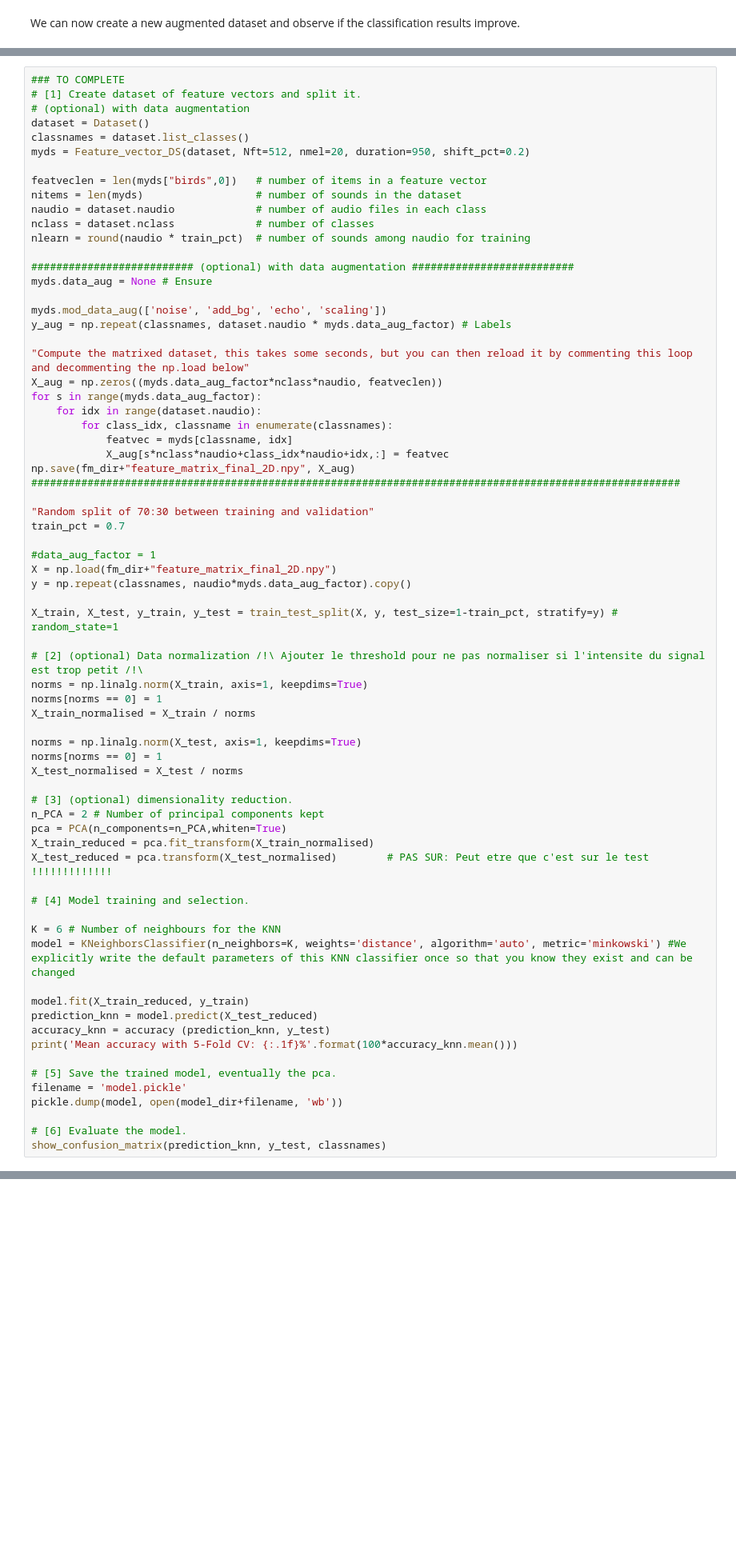
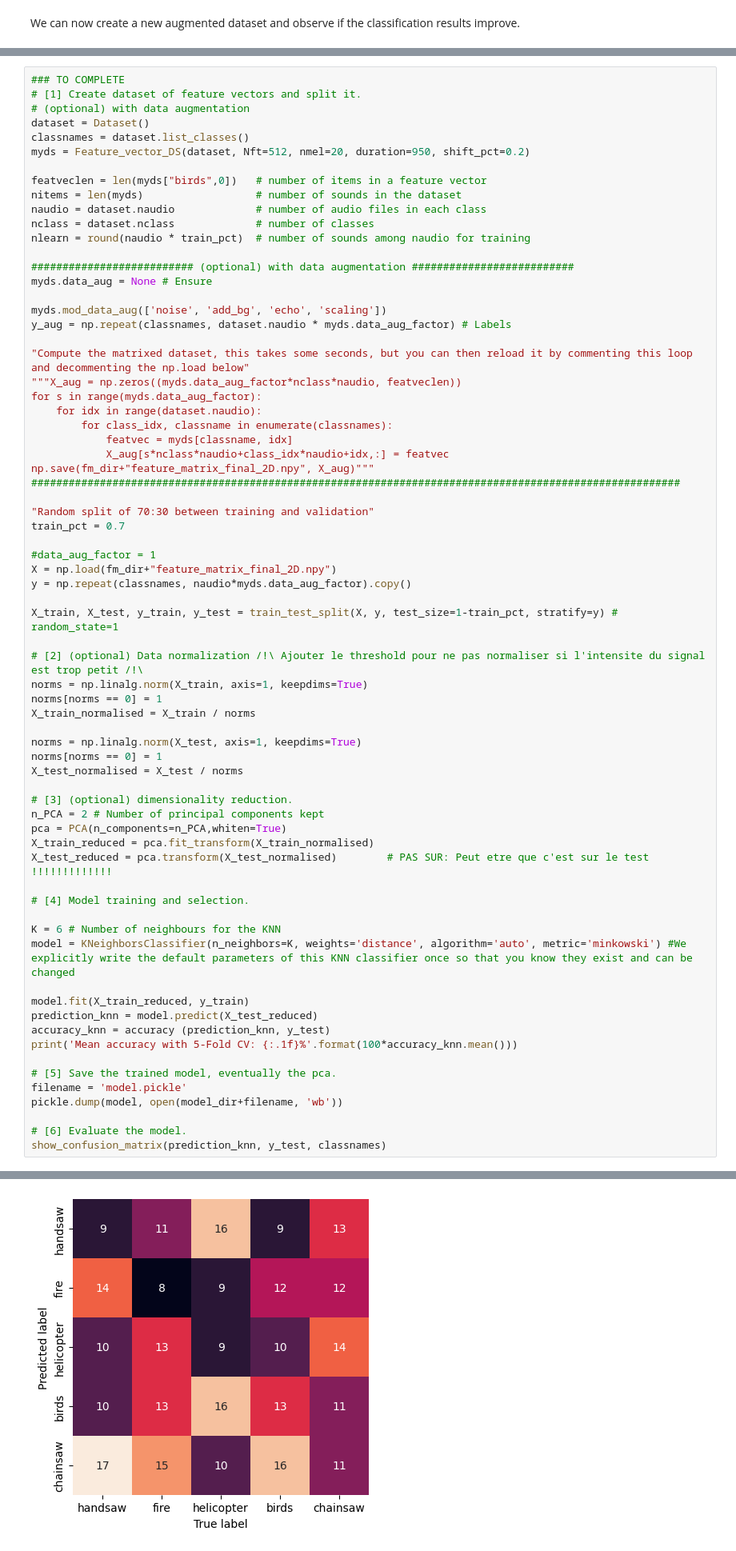
Before and after one commit to colinrenard/LELEC210X, a Jupyter notebook: classification/hands_on_classif2_audio.ipynb, the cells around one changed output, grey strips where cells are left out. Shown: that part at 80% size. Drawn from its saved outputs; the diff is of its cells as text; blank space fills up the shorter version.

```diff
--- a/classification/hands_on_classif2_audio.ipynb
+++ b/classification/hands_on_classif2_audio.ipynb
@@ -558,13 +620,13 @@ myds.mod_data_aug(['noise', 'add_bg', 'echo', 'scaling'])
 y_aug = np.repeat(classnames, dataset.naudio * myds.data_aug_factor) # Labels
 
 "Compute the matrixed dataset, this takes some seconds, but you can then reload it by commenting this loop and decommenting the np.load below"
-X_aug = np.zeros((myds.data_aug_factor*nclass*naudio, featveclen))
+"""X_aug = np.zeros((myds.data_aug_factor*nclass*naudio, featveclen))
 for s in range(myds.data_aug_factor):
     for idx in range(dataset.naudio):
         for class_idx, classname in enumerate(classnames):
             featvec = myds[classname, idx]
             X_aug[s*nclass*naudio+class_idx*naudio+idx,:] = featvec
-np.save(fm_dir+"feature_matrix_final_2D.npy", X_aug)
+np.save(fm_dir+"feature_matrix_final_2D.npy", X_aug)"""
 ########################################################################################################
 
 "Random split of 70:30 between training and validation"
@@ -607,3 +669,4 @@ pickle.dump(model, open(model_dir+filename, 'wb'))
 
 # [6] Evaluate the model.
 show_confusion_matrix(prediction_knn, y_test, classnames)
+# %% [output]
@@ -610,3 +674,4 @@ show_confusion_matrix(prediction_knn, y_test, classnames)
+[figure, added]
 # %% [markdown]
 <font size=5 color=#009999> 2.8. Debriefing </font> <br>
 **Questions** :
```
Also changed, not shown: parts of 18 cells of this notebook, 5 other files.
